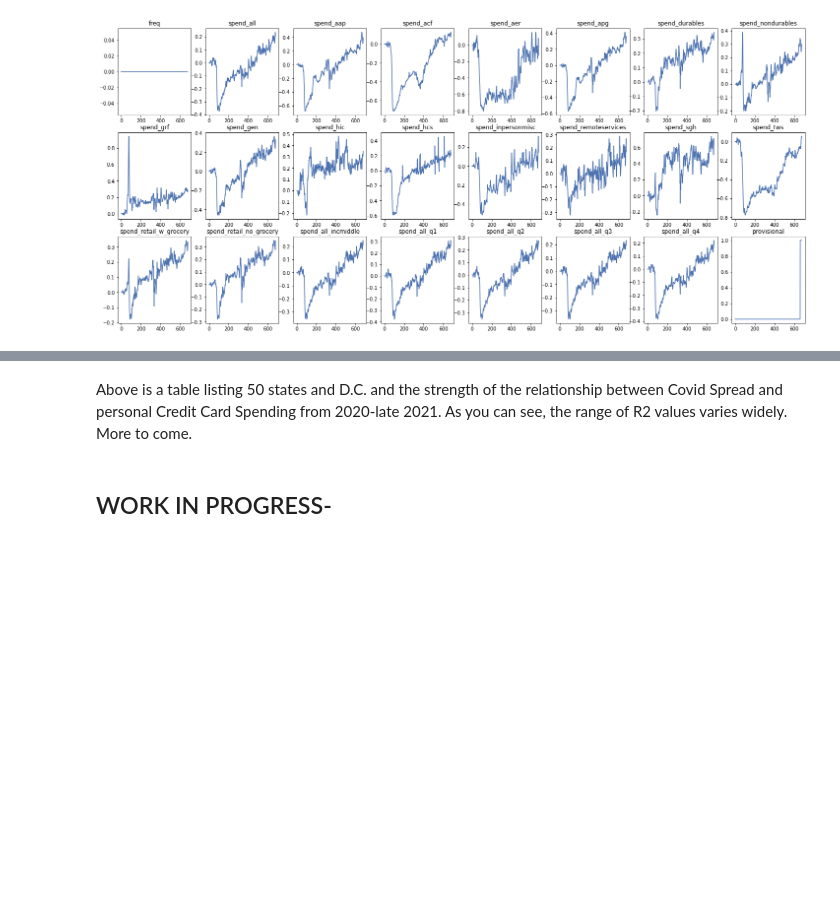
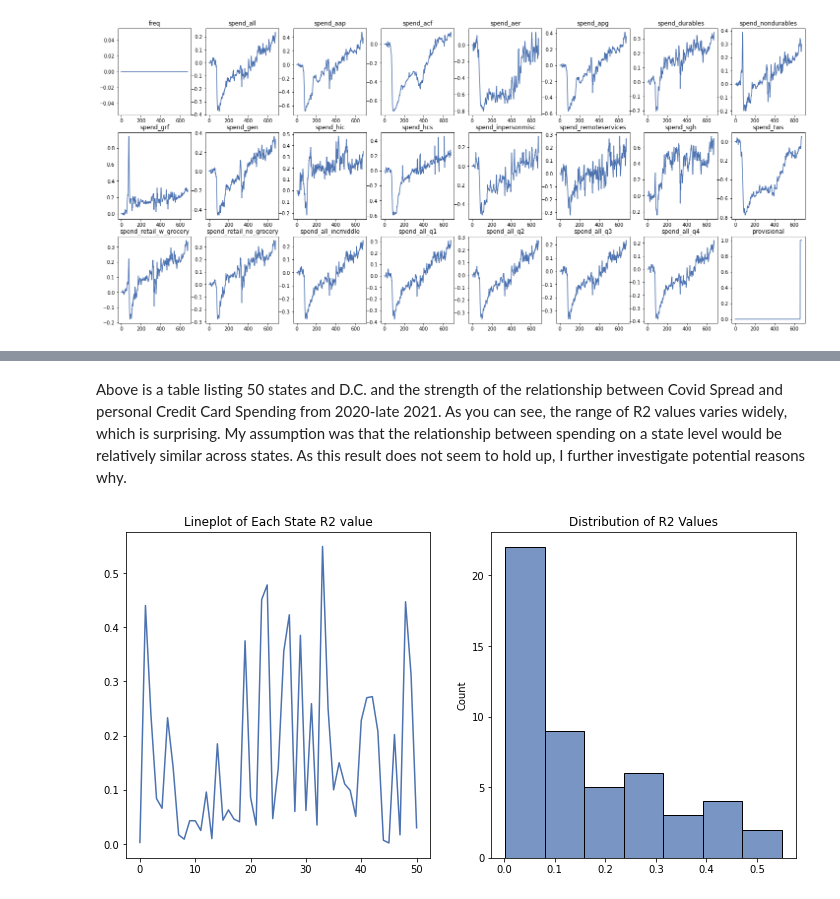
Before and after one commit to cjohnsoncruz/covid_spread_and_business_revenue, a Jupyter notebook: Quantifying_how_Covid_Case_Rates_affect_Business_Revenue.ipynb, the cells around one changed output, grey strips where cells are left out. Drawn from its saved outputs; the diff is of its cells as text; code cells hidden in the pictures; blank space fills up the shorter version.

Commit message:
Set up OLSR and beginning Lasso work

```diff
--- a/Quantifying_how_Covid_Case_Rates_affect_Business_Revenue.ipynb
+++ b/Quantifying_how_Covid_Case_Rates_affect_Business_Revenue.ipynb
@@ -147,17 +145,17 @@ for row in range(num_rows):
 # %%
-def prepare_data_linReg(X_data,Y_data):
-
+def prepare_data_linReg(X_data,Y_data, indep_vars, Y_variable):
+  #X_variable is list of keys for X_data df
   df_lengths = sorted([len(X_data), len(Y_data)]) #find which df is shorter
   truncate_len = df_lengths[0]-1
-  Y_var = np.array(Y_data.loc[:truncate_len,'spend_all'].copy())
+  Y_var = np.array(Y_data.loc[:truncate_len,Y_variable].copy())
   #import X variables
-  indep_vars = ['new_death_rate','new_case_rate']#, 'spend_all'] #can choose other independent variables of interest using the heatmap plot above
+  #indep_vars = ['new_death_rate','new_case_rate']#, 'spend_all'] #can choose other independent variables of interest using the heatmap plot above
   X_array = np.array(X_data.loc[:truncate_len,indep_vars].copy()) #rows are days, columns are features
   return X_array, Y_var
 
-def run_linear_regression(X_array, Y_var):
+def run_linear_regression(X_array, Y_var, indep_vars, Y_variable):
 
-  X_array, Y_var = prepare_data_linReg(covid,spending)
+  X_array, Y_var = prepare_data_linReg(covid,spending, indep_vars, Y_variable)
   #create test train split by taking random 50%
   train_X =  X_array[0:-1:2,:] #take every other element (step size 2 from 0)
   test_X =  X_array[1::2,:] #take every other element (step size 2 from 1)
@@ -172,9 +170,9 @@ def run_linear_regression(X_array, Y_var):
   return linreg_r_squared, Y_full_prediction
 
 
-def process_run_lin_reg(X_data,Y_data):
-  X_array, Y_var = prepare_data_linReg(X_data,Y_data)
-  linreg_r_squared, Y_full_prediction = run_linear_regression(X_array, Y_var)
+def process_run_lin_reg(X_data,Y_data, indep_vars, Y_variable):
+  X_array, Y_var = prepare_data_linReg(X_data,Y_data, indep_vars, Y_variable)
+  linreg_r_squared, Y_full_prediction = run_linear_regression(X_array, Y_var, indep_vars, Y_variable)
   return linreg_r_squared, Y_full_prediction
   #takes 2 DFs as input
 # %%
@@ -200,12 +202,15 @@ def plot_linear_regression_on_state(Y_prediction, Y_var, state):
 all_state_names = list(set(state_IDs.loc[:,'statename'])) #use set to extract unique values then combine into a list
 predictions = dict()# store state:Y prediction list
 r_2_linreg = list()
+indep_vars = ['new_death_rate','new_case_rate']
+Y_variable = ['spend_all']
 for state in all_state_names:
   covid = covid_rate_per_state.loc[covid_rate_per_state.loc[:, 'state']== state, :].copy().reset_index(drop = True)
   spending = spending_per_state.loc[spending_per_state['state']== state, :].copy().reset_index(drop = True)
-  linreg_r_squared, predictions[state] = process_run_lin_reg(covid,spending)
-#  predictions[state]=  Y_predicted
+  linreg_r_squared, predictions[state] = process_run_lin_reg(covid,spending, indep_vars, Y_variable)
   r_2_linreg.append(linreg_r_squared)
+
 #combine all of this into a table
-
 data = np.array([all_state_names, r_2_linreg]).transpose()
+df_model_performance_by_state = pd.DataFrame(data, columns = ['State Name', 'OLSR R2'])
+df_model_performance_by_state.loc[:, 'OLSR R2'] =  df_model_performance_by_state.loc[:, 'OLSR R2'].astype('float')
@@ -234,4 +226,11 @@ df_r2_by_state
 # %% [markdown]
-Above is a table listing 50 states and D.C. and the strength of the relationship between Covid Spread and personal Credit Card Spending from 2020-late 2021. As you can see, the range of R2 values varies widely. More to come.
+Above is a table listing 50 states and D.C. and the strength of the relationship between Covid Spread and personal Credit Card Spending from 2020-late 2021. As you can see, the range of R2 values varies widely, which is surprising. My assumption was that the relationship between spending on a state level would be relatively similar across states. As this result does not seem to hold up, I further investigate potential reasons why.
-# %% [markdown]
-## WORK IN PROGRESS-
+# %%
+fig, axs =plt.subplots(1,2, figsize = (12,6))
+# display distribution
+sns.lineplot(x = df_model_performance_by_state.loc[:,'R2'].index,y =df_model_performance_by_state.loc[:,'R2'].values, ax = axs[0]);#, x = 'R2', binwidth = 5);
+axs[0].set_title('Lineplot of Each State R2 value');
+sns.histplot(x = df_model_performance_by_state.loc[:,'R2'].values, ax = axs[1]);
+axs[1].set_title('Distribution of R2 Values');
+# %% [output]
+[figure, added]
```
Also changed, not shown: parts of 11 cells of this notebook.
